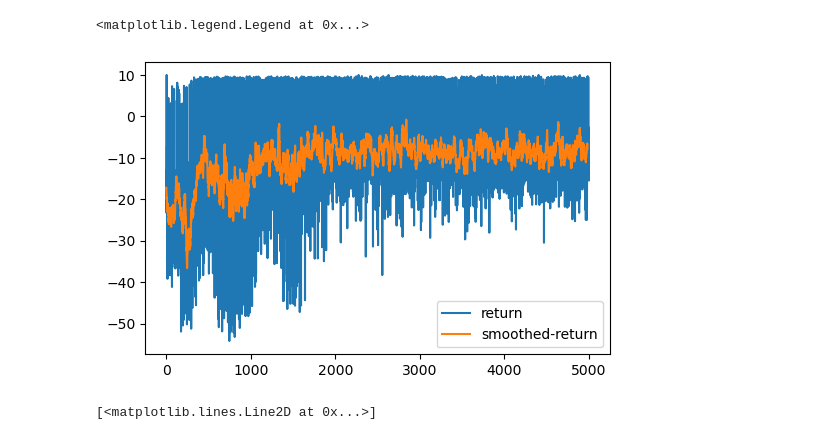
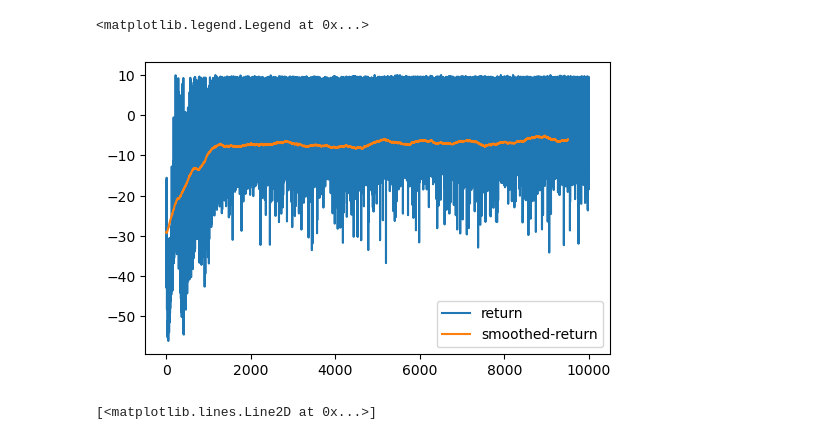
Before and after one commit to moemchen13/RL, a Jupyter notebook: RL_Agent/DQN/Cluster/Plots.ipynb, the cells around one changed output. Drawn from its saved outputs; the diff is of its cells as text; code cells hidden in the pictures.

```diff
--- a/RL_Agent/DQN/Cluster/Plots.ipynb
+++ b/RL_Agent/DQN/Cluster/Plots.ipynb
@@ -8,18 +8,18 @@ def running_mean(x, N):
     cumsum = np.cumsum(np.insert(x, 0, 0))
     return (cumsum[N:] - cumsum[:-N]) / float(N)
 # %%
-stats = np.load('./stats/55-rewards.npy')
-losses = np.load('./stats/55-losses.npy')
+stats = np.load('./stats/52-rewards.npy')
+losses = np.load('./stats/52-losses.npy')
 #print(stats)
 # %%
 stats_np = np.asarray(stats)
 fig=plt.figure(figsize=(6,3.8))
-plt.plot(stats_np[:,1], label="return")
-plt.plot(running_mean(stats_np[:,1],20), label="smoothed-return")
+plt.plot(stats_np[:10000,1], label="return")
+plt.plot(running_mean(stats_np[:10000,1],500), label="smoothed-return")
 plt.legend()
 # %% [output]
 <matplotlib.legend.Legend at 0x...>
-[figure, old version]
+[figure, new version]
 # %%
 losses_np = np.asarray(losses)
 plt.figure()
```
Also changed, not shown: 25 other files.
